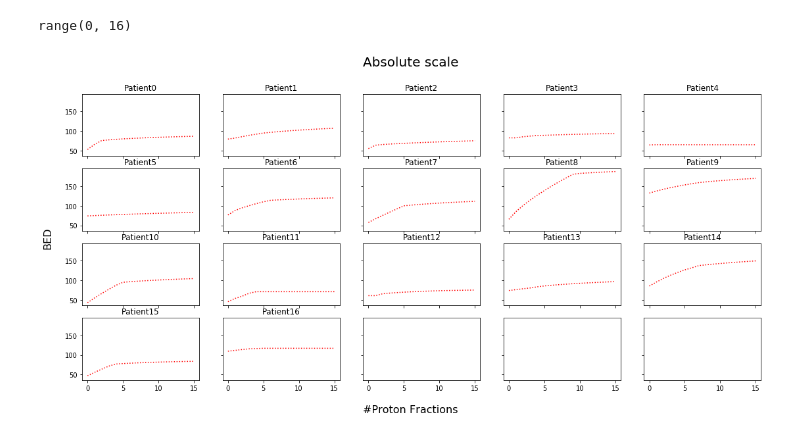
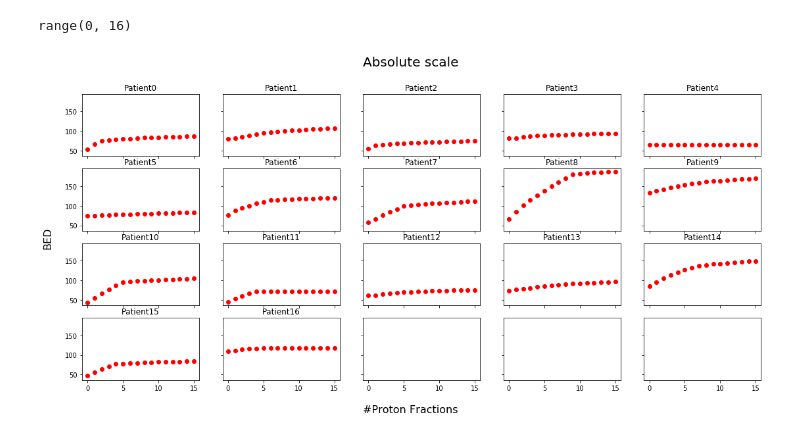
Before and after one commit to IDmy/proton, a Jupyter notebook: data_exploration.ipynb, the cells around one changed output. Drawn from its saved outputs; the diff is of its cells as text; code cells hidden in the pictures.

```diff
--- a/data_exploration.ipynb
+++ b/data_exploration.ipynb
@@ -1,37 +1,37 @@
 # %%
 import pandas as pd
 MAX_PROTON_FRACTIONS = 15
-df = pd.read_csv('PayoffMatrix (2).txt', sep='   ', names=[str(i) + '_prots' for i in range(0,MAX_PROTON_FRACTIONS+1)])
+df = pd.read_csv('data/PayoffMatrix.txt', sep='   ', names=[str(i) + '_prots' for i in range(0,MAX_PROTON_FRACTIONS+1)])
 patient_num = df.shape[0]
 # %%
 import itertools
 import math
 import matplotlib.pyplot as plt
 colors = ['b', 'g', 'r', 'c', 'm', 'y', 'k']
 linestyles = ['_', '-', '--', ':']
 color_styles = list(itertools.product(colors,linestyles))
 print(range(0,patient_num-1))
 
 
 def plot_patients(absolute = True):
     Y_plots = 5 # plots per row
     if absolute:
         title = "Absolute scale"
         fig, axarr = plt.subplots(math.ceil((patient_num) / Y_plots), Y_plots, sharex=True, sharey=True) #sharex='col', sharey='row'
     else:
         title = "Relative scale"
         fig, axarr = plt.subplots(math.ceil((patient_num) / Y_plots), Y_plots, sharex=True) #sharex='col', sharey='row'
     for i in range(0,patient_num):
         x,y = math.floor(i / Y_plots), i % Y_plots
-        axarr[x,y].plot(range(0,MAX_PROTON_FRACTIONS+1), df.loc[i,], 'r:')#''.join(color_styles[i])
+        axarr[x,y].plot(range(0,MAX_PROTON_FRACTIONS+1), df.loc[i,], 'ro')#''.join(color_styles[i])
         axarr[x,y].set_title('Patient' + str(i))
     #f.subplots_adjust(hspace=0.3)
     fig.suptitle(title, fontsize=20)
     fig.set_size_inches(18.5, 8)
     fig.text(0.5, 0.04, '#Proton Fractions', ha='center', fontsize=16)
     fig.text(0.08, 0.5, 'BED', va='center', rotation='vertical', fontsize=16)
     plt.show()
 plot_patients(True)
 # %% [output]
 range(0, 16)
-[figure, old version]
+[figure, new version]
```
Also changed, not shown: parts of 1 cell of this notebook.
